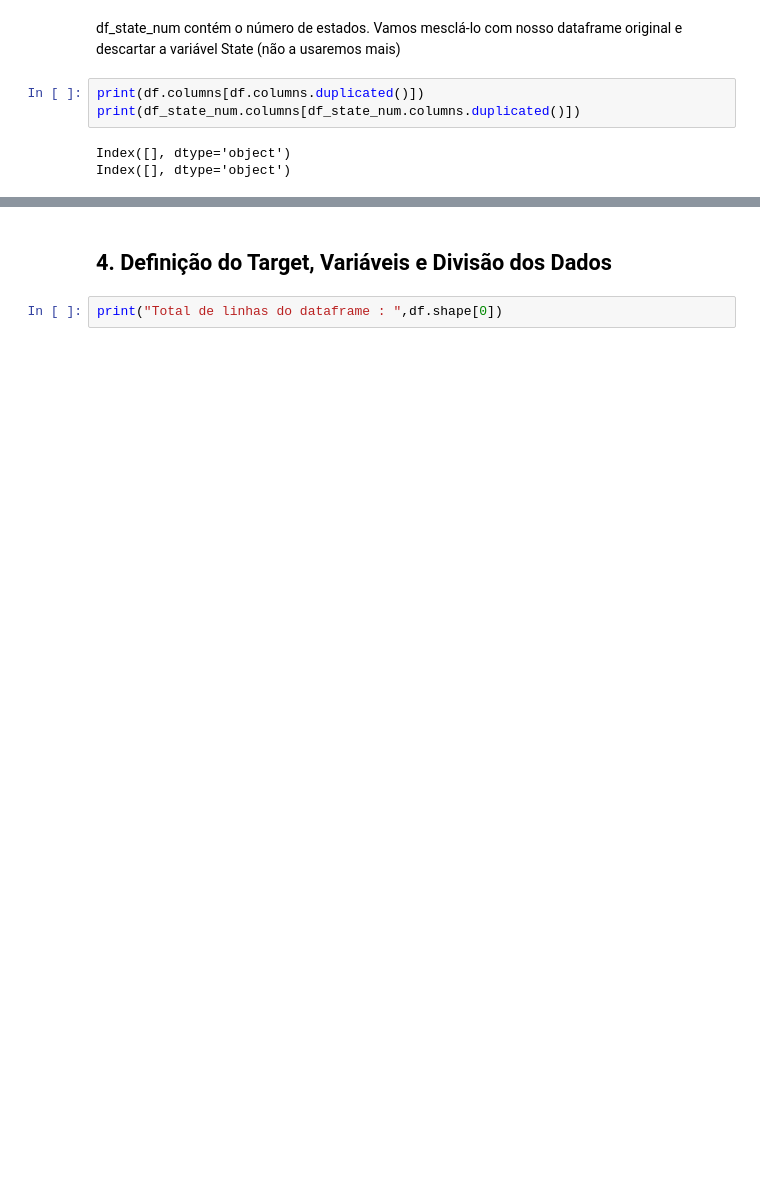
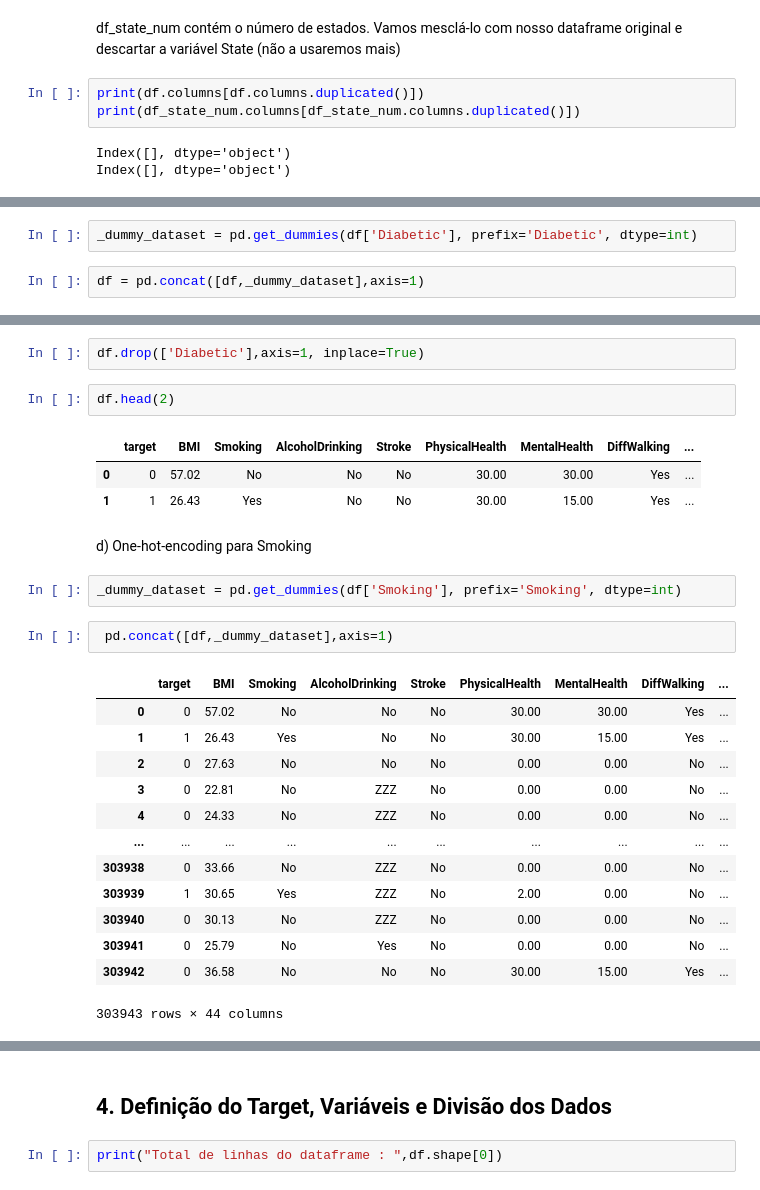
Before and after one commit to andreaafs/MVP-Machine-Learning-Analytics, a Jupyter notebook: MVP_Heart_Disease.ipynb, the cells around one changed output, grey strips where cells are left out. Drawn from its saved outputs; the diff is of its cells as text; blank space fills up the shorter version.

```diff
--- a/MVP_Heart_Disease.ipynb
+++ b/MVP_Heart_Disease.ipynb
@@ -1809,0 +1766,4 @@ ValueError: 'State' is both an index level and a column label, which is ambiguou
+# %%
+_dummy_dataset = pd.get_dummies(df['Diabetic'], prefix='Diabetic', dtype=int)
+# %%
+df = pd.concat([df,_dummy_dataset],axis=1)
@@ -1809,0 +1776,28 @@ ValueError: 'State' is both an index level and a column label, which is ambiguou
+# %%
+df.drop(['Diabetic'],axis=1, inplace=True)
+# %%
+df.head(2)
+# %% [output]
+|  | target | BMI | Smoking | AlcoholDrinking | Stroke | PhysicalHealth | MentalHealth | DiffWalking | ... |
+| 0 | 0 | 57.02 | No | No | No | 30.00 | 30.00 | Yes | ... |
+| 1 | 1 | 26.43 | Yes | No | No | 30.00 | 15.00 | Yes | ... |
+# %% [markdown]
+d) One-hot-encoding para Smoking
+# %%
+_dummy_dataset = pd.get_dummies(df['Smoking'], prefix='Smoking', dtype=int)
+# %%
+ pd.concat([df,_dummy_dataset],axis=1)
+# %% [output]
+|  | target | BMI | Smoking | AlcoholDrinking | Stroke | PhysicalHealth | MentalHealth | DiffWalking | ... |
+| 0 | 0 | 57.02 | No | No | No | 30.00 | 30.00 | Yes | ... |
+| 1 | 1 | 26.43 | Yes | No | No | 30.00 | 15.00 | Yes | ... |
+| 2 | 0 | 27.63 | No | No | No | 0.00 | 0.00 | No | ... |
+| 3 | 0 | 22.81 | No | ZZZ | No | 0.00 | 0.00 | No | ... |
+| 4 | 0 | 24.33 | No | ZZZ | No | 0.00 | 0.00 | No | ... |
+| ... | ... | ... | ... | ... | ... | ... | ... | ... | ... |
+| 303938 | 0 | 33.66 | No | ZZZ | No | 0.00 | 0.00 | No | ... |
+| 303939 | 1 | 30.65 | Yes | ZZZ | No | 2.00 | 0.00 | No | ... |
+| 303940 | 0 | 30.13 | No | ZZZ | No | 0.00 | 0.00 | No | ... |
+| 303941 | 0 | 25.79 | No | Yes | No | 0.00 | 0.00 | No | ... |
+| 303942 | 0 | 36.58 | No | No | No | 30.00 | 15.00 | Yes | ... |
+303943 rows × 44 columns
```
Also changed, not shown: parts of 67 cells of this notebook.
